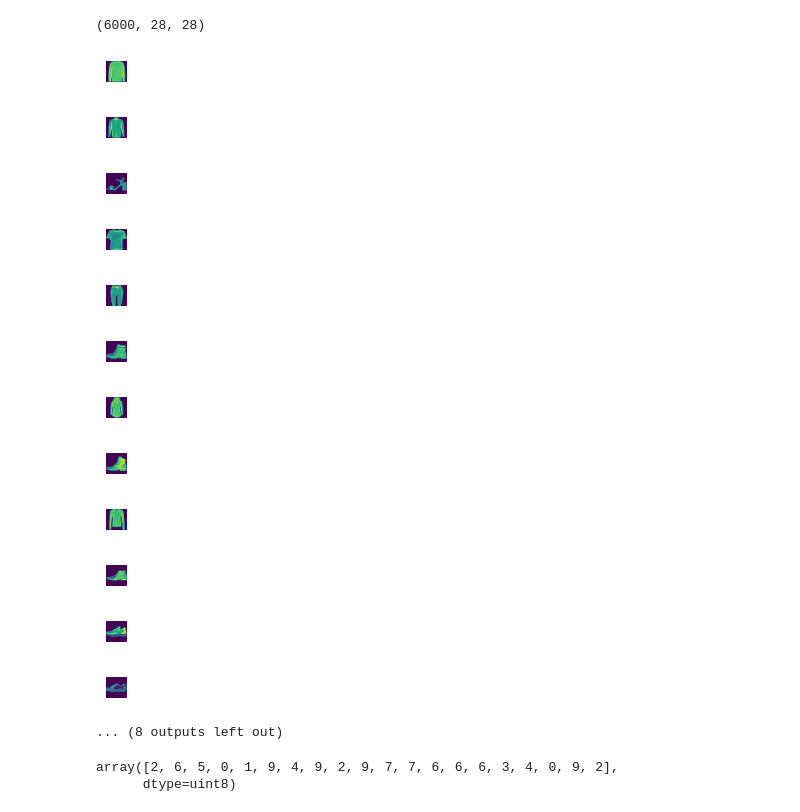
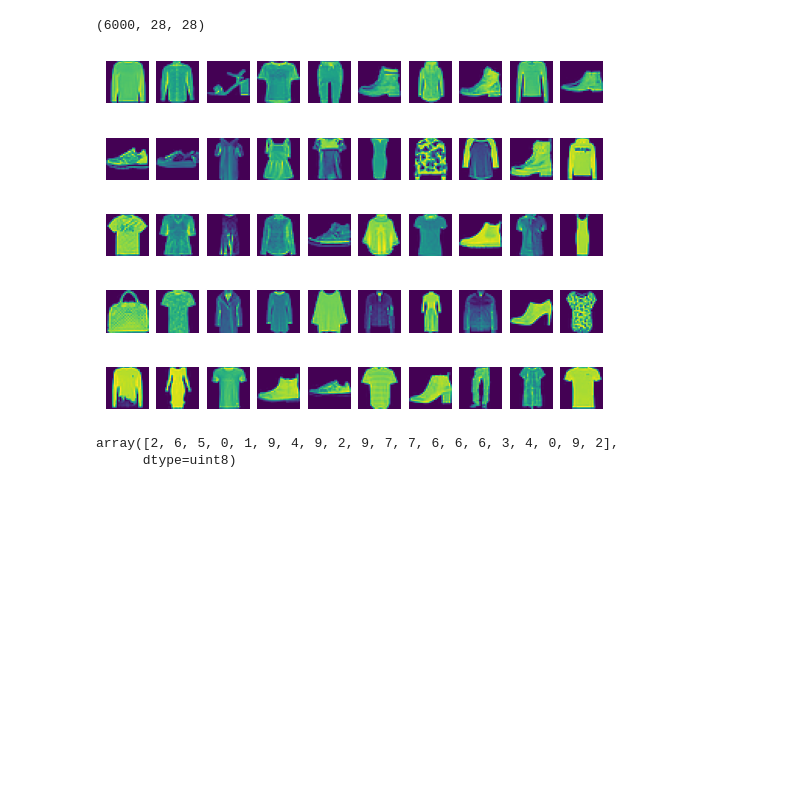
Before and after one commit to Bennis75fr/greta-projets, a Jupyter notebook: Fashion Deep Learning.ipynb, the cells around one changed output. Saved outputs shown, nothing was run; the diff lists cells and outputs as text; code cells hidden in the pictures; blank space fills up the shorter version.

```diff
--- a/Fashion Deep Learning.ipynb
+++ b/Fashion Deep Learning.ipynb
@@ -140,25 +148,13 @@ def plot_gallery(images):
 # %%
 
 #Afficher les 20 premieres images
-for i in range(20):
-    plt.subplot(10,20,i+1)
+for i in range(50):
+    plt.subplot(5,10,i+1)# à adapter
     plt.imshow(X_train[i,:])
     plt.axis('off')
-    plt.show()
+plt.show()# indentation externe à la boucle
 # %% [output]
-[figure, old version]
+[figure, new version]
-[figure, removed]
-[figure, removed]
-[figure, removed]
-[figure, removed]
-[figure, removed]
-[figure, removed]
-[figure, removed]
-[figure, removed]
-[figure, removed]
-[figure, removed]
-[figure, removed]
-... (8 outputs left out)
 # %%
 y_train[:20]
 # %% [output]
```
Also changed, not shown: parts of 11 cells of this notebook.
